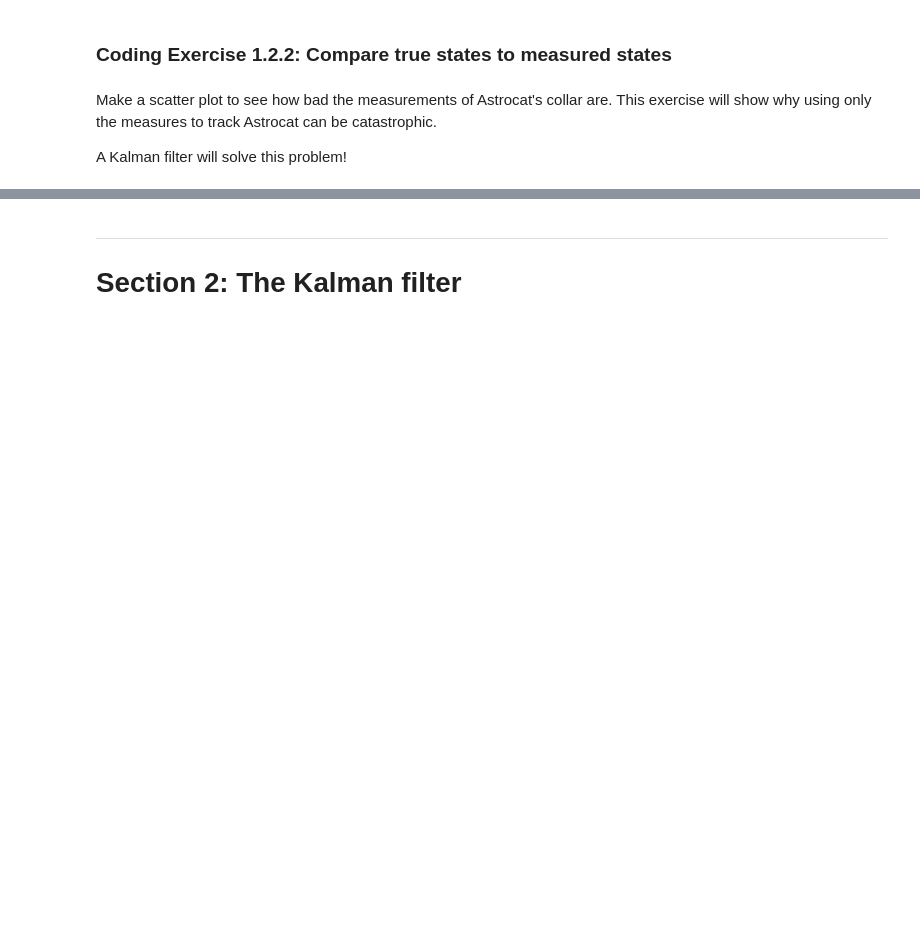
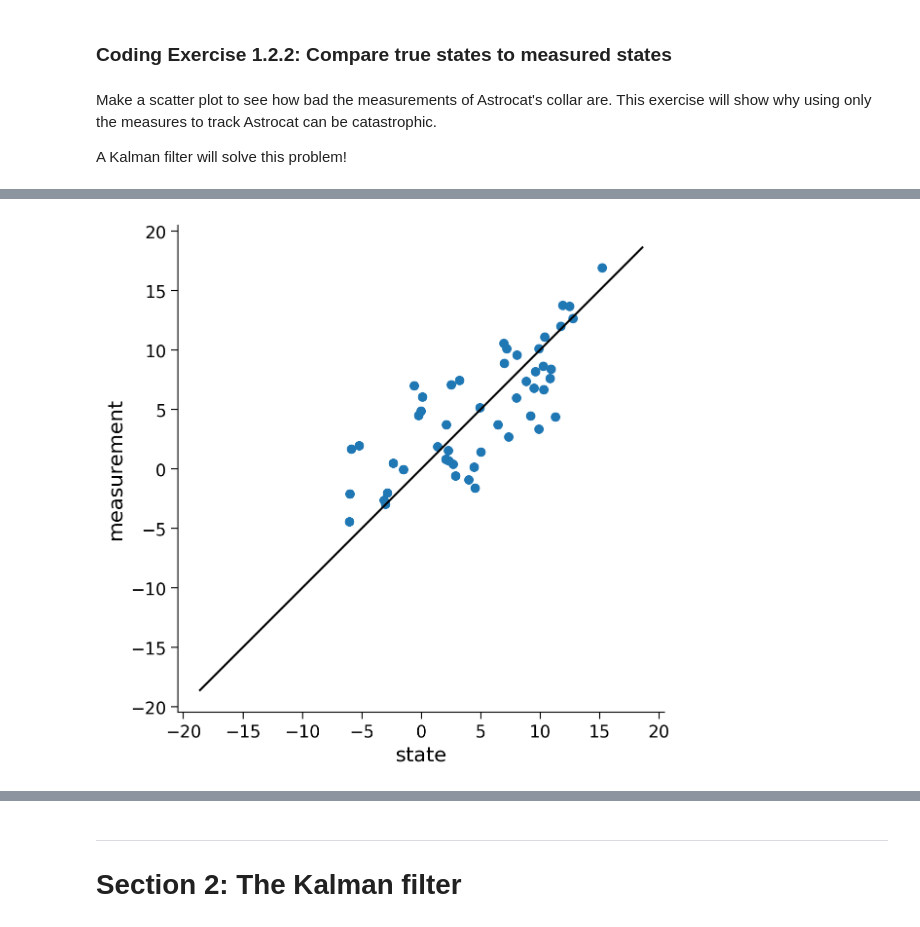
Before and after one commit to heathlarsson/course-content, a Jupyter notebook: tutorials/W3D2_HiddenDynamics/W3D2_Tutorial3.ipynb, the cells around one changed output, grey strips where cells are left out. Drawn from its saved outputs; the diff is of its cells as text; code cells hidden in the pictures; blank space fills up the shorter version.

```diff
--- a/tutorials/W3D2_HiddenDynamics/W3D2_Tutorial3.ipynb
+++ b/tutorials/W3D2_HiddenDynamics/W3D2_Tutorial3.ipynb
@@ -765,39 +801,37 @@ def compare(s, m):
     m (ndarray): astrocat's measured position over time according to the sensor
 
   """
-  ###################################################################
-  ## Fill out the following then remove
-  raise NotImplementedError("Student exercise: need to implement compare function")
-  ###################################################################
 
   fig = plt.figure()
   ax = fig.add_subplot(111)
   sbounds = 1.1*max(max(np.abs(s)), max(np.abs(m)))
   ax.plot([-sbounds, sbounds], [-sbounds, sbounds], 'k')    # plot line of equality
   ax.set_xlabel('state')
   ax.set_ylabel('measurement')
   ax.set_aspect('equal')
 
   # Complete a scatter plot: true state versus measurements
-  ...
+  plt.scatter(s, m)
 
 
 # Set parameters
 np.random.seed(0)
 D = 0.9    # parameter in s(t)
 T = 50      # total time duration
 s0 = 5.     # initial condition of s at time 0
 sigma_p = 2 # amount of noise in the actuators of astrocat's propulsion unit
 sigma_measurements = 4 # amount of noise in astrocat's collar
 
 # Simulate Astrocat
 s = simulate(D, s0, sigma_p, T)
 
 # Take measurement from collar
 m = read_collar(s, sigma_measurements)
 
 # Visualize true vs measured states
 compare(s,m)
+# %% [output]
+[figure, added]
 # %%
 # to_remove solution
 def compare(s, m):
```
Also changed, not shown: parts of 24 cells of this notebook, 4 other files.
